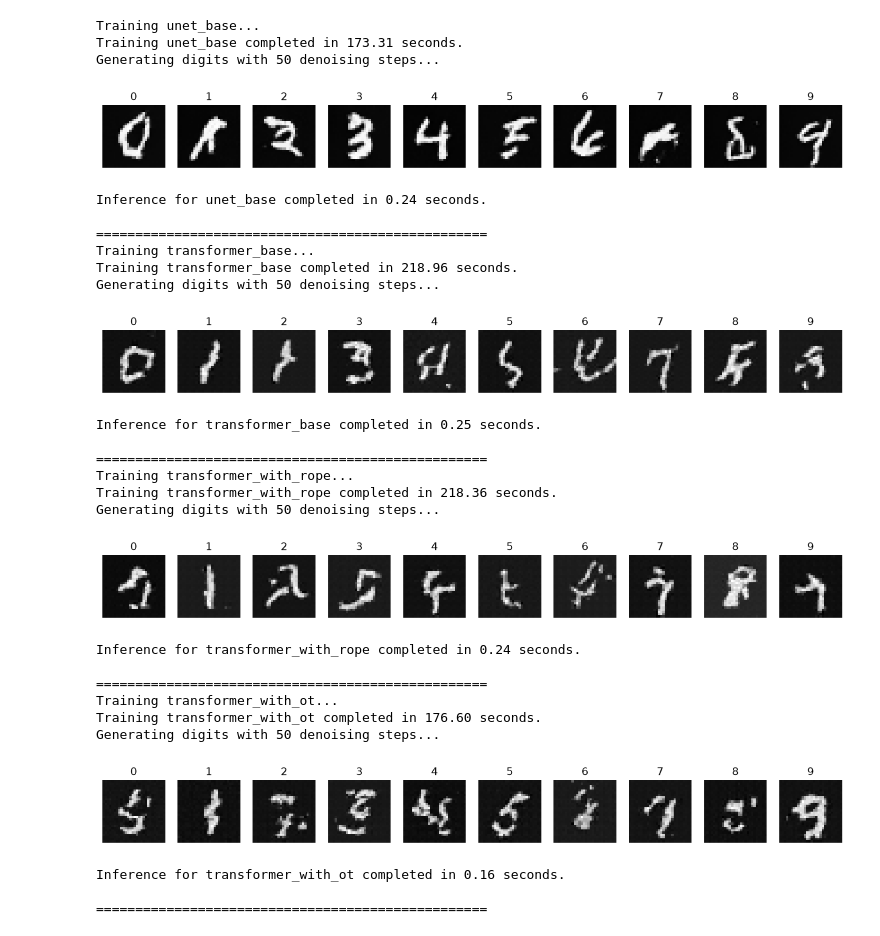
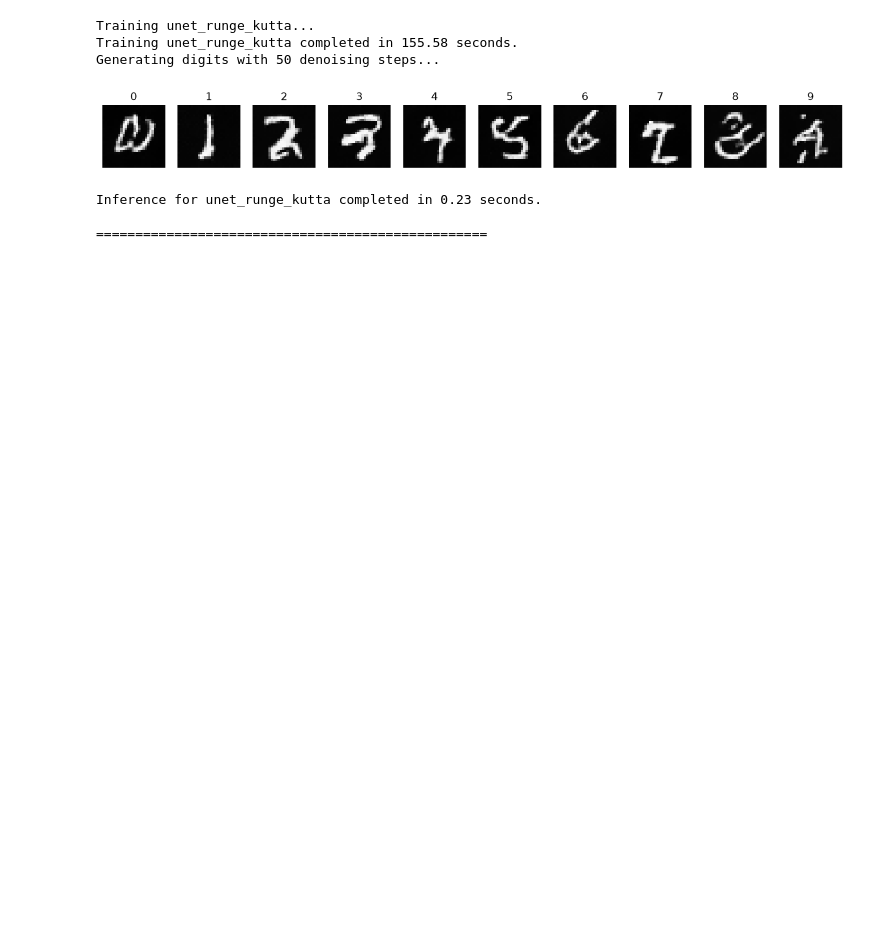
Before and after one commit to leoposc/lerobot-smolvla, a Jupyter notebook: flow-matching-tutorial/testlab.ipynb, the cells around one changed output. Saved outputs shown, nothing was run; the diff lists cells and outputs as text; code cells hidden in the pictures; blank space fills up the shorter version.

```diff
--- a/flow-matching-tutorial/testlab.ipynb
+++ b/flow-matching-tutorial/testlab.ipynb
@@ -599,12 +151,13 @@ from Visualization import show_all_digits, plot_losses, plot_loss
 from utils import apply_rope, save_model, load_model
 from Transformer import Transformer
 from FlowMatching import FlowMatching_with_Transformer, FlowMatching, generate, train, create_loader
-from UNet import ConditionalUNet
+from UNet import ConditionalUNet, ConditionalUNetV2
 
 config = {
     "apply_optimal_transport": True,
     "apply_rope": True,
     "apply_AdaLN": False,
+    "apply_shift_scale_conditioning": True,
     "training_size": 10_000,
     "batch_size": 128,
     "training_epochs": 50,
@@ -627,64 +180,60 @@ config["apply_optimal_transport"] = True
 transformer_ot = FlowMatching_with_Transformer(config=copy.deepcopy(config)).to(config["device"])
 
 unet_base = ConditionalUNet(config=copy.deepcopy(config)).to(config["device"])
+
+unet_simpler = ConditionalUNetV2(config=copy.deepcopy(config)).to(config["device"])
+
+config["apply_shift_scale_conditioning"] = True
+unet_shift_scale = ConditionalUNet(config=copy.deepcopy(config)).to(config["device"])
+
+config["apply_shift_scale_conditioning"] = False
+config["apply_runge_kutta"] = True
+unet_runge_kutta = ConditionalUNet(config=copy.deepcopy(config)).to(config["device"])
 # %%
+do_training=True
+
 # Generate a report for all the models trained
 # 1. Plot the denoising process using show_all_digits for each model
 # 2. save the loss for each model in a 2D array and plot it afterwards
 
 loader=create_loader(config=config)
 
 models = {
-    "unet_base": unet_base,
-    "transformer_base": transformer_base,
-    "transformer_with_rope": transformer_rope,
-    "transformer_with_ot": transformer_ot,
+    # "unet_base": unet_base,
+    # "unet_shift_scale": unet_shift_scale,
+    # "unet_simpler": unet_simpler,
+    "unet_runge_kutta": unet_runge_kutta,
+    # "transformer_base": transformer_base,
+    # "transformer_with_rope": transformer_rope,
+    # "transformer_with_ot": transformer_ot,
 }
 
 
 # training phase for all models
 losses = []
 for name, model in models.items():
-    t_start = time.time()
-    print(f"Training {name}...")
-    losses.append(train(model, loader, config=config))
-    t_end = time.time()
-    print(f"Training {name} completed in {t_end - t_start:.2f} seconds.")
-    save_model(model, name_suffix=name)
+    if do_training:
+        t_start = time.time()
+        print(f"Training {name}...")
+        losses.append(train(model, loader, config=config))
+        t_end = time.time()
+        print(f"Training {name} completed in {t_end - t_start:.2f} seconds.")
+        save_model(model, name_suffix=name)
+    else:
+        model = load_model(model, name_suffix=name)
     t_start = time.time()
     show_all_digits(model, generate, config=config)
     t_end = time.time()
     print(f"Inference for {name} completed in {t_end - t_start:.2f} seconds.\n")
     print("="*50)
 # %% [output]
-Training unet_base...
-Training unet_base completed in 173.31 seconds.
+Training unet_runge_kutta...
+Training unet_runge_kutta completed in 155.58 seconds.
 Generating digits with 50 denoising steps...
-[figure, old version]
+[figure, new version]
-Inference for unet_base completed in 0.24 seconds.
+Inference for unet_runge_kutta completed in 0.23 seconds.
 
 ==================================================
-Training transformer_base...
-Training transformer_base completed in 218.96 seconds.
-Generating digits with 50 denoising steps...
-[figure, removed]
-Inference for transformer_base completed in 0.25 seconds.
-
-==================================================
-Training transformer_with_rope...
-Training transformer_with_rope completed in 218.36 seconds.
-Generating digits with 50 denoising steps...
-[figure, removed]
-Inference for transformer_with_rope completed in 0.24 seconds.
-
-==================================================
-Training transformer_with_ot...
-Training transformer_with_ot completed in 176.60 seconds.
-Generating digits with 50 denoising steps...
-[figure, removed]
-Inference for transformer_with_ot completed in 0.16 seconds.
-
-==================================================
 # %%
 plot_losses(losses, model_names=list(models.keys()))
 # %% [output]
```
Also changed, not shown: parts of 21 cells of this notebook, 1 other file.
